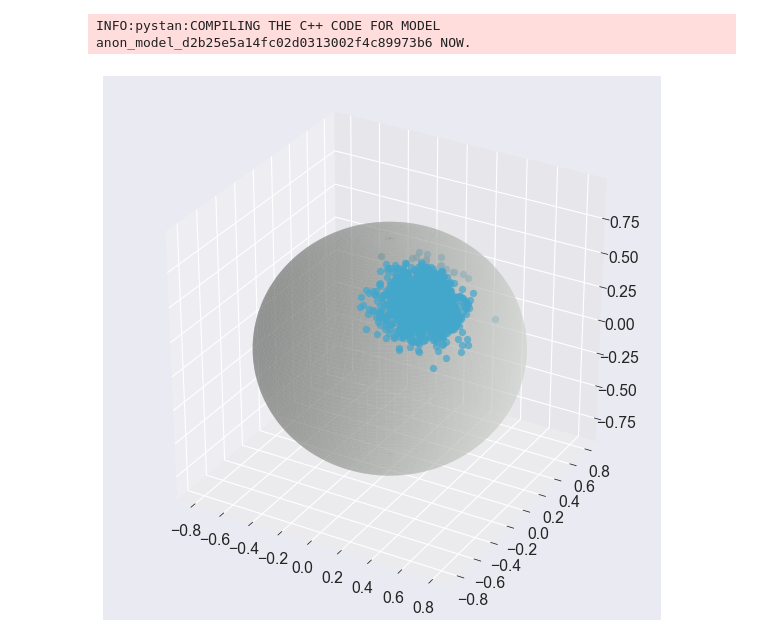
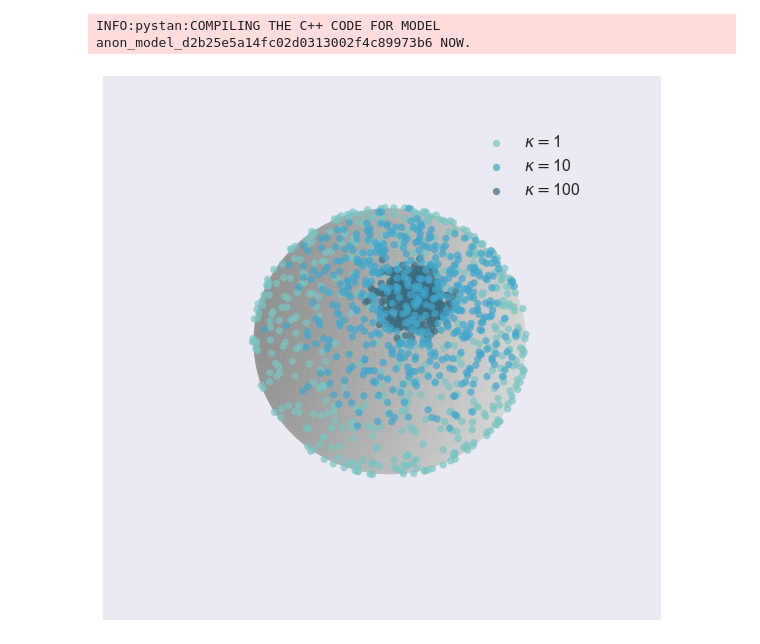
Before and after one commit to cescalara/vMF, a Jupyter notebook: sampling_from_vMF.ipynb, the cells around one changed output. Cells and saved outputs as stored; diff of their text form; code cells hidden in the pictures.

```diff
--- a/sampling_from_vMF.ipynb
+++ b/sampling_from_vMF.ipynb
@@ -140,12 +69,15 @@ simulation = pystan.StanModel(file = 'vMF_sim.stan')
 INFO:pystan:COMPILING THE C++ CODE FOR MODEL anon_model_d2b25e5a14fc02d0313002f4c89973b6 NOW.
 # %%
 # Use stan to simulate draws from the vMF
-simu_parameters = {'N' : 1000,
-                   'mu' : mu,
-                   'kappa' : 100}
+kappa = [1, 10, 100]
+samples = []
+for k in kappa:
+    simu_parameters = {'N' : 500,
+                       'mu' : mu,
+                       'kappa' : k}
 
-simu = simulation.sampling(data = simu_parameters, algorithm = "Fixed_param",
-                     iter = 1, chains = 1, seed = 19920715)
+    simu = simulation.sampling(data = simu_parameters, algorithm = "Fixed_param",
+                               iter = 1, chains = 1, seed = 19920715)
 
-
-samples = simu.extract(['vMF_samples'])['vMF_samples'][0]
+    sample = simu.extract(['vMF_samples'])['vMF_samples'][0]
+    samples .append(vMFSample(sample, k))
@@ -166,14 +84,4 @@ x_circ, y_circ, z_circ = make_sphere()
-# %%
-# plot generated points on a unit * norm sphere
-fig = plt.figure(figsize = [10, 10])
-ax = fig.add_subplot(111, projection = '3d')
-ax.plot_surface(x_circ, y_circ, z_circ,
-                rstride = 1, cstride = 1,
-                color = sns.xkcd_rgb["light grey"],
-                alpha = 0.5,
-                linewidth = 0)
-
-for sample in samples:
-    ax.scatter(sample[0], sample[1], sample[2], s = 50, alpha = 0.7, color = colors[1])
-# %% [output]
-[figure, removed]
+# %%
+Sphere().plot(data = samples)
+# %% [output]
+[figure, added]
```
Also changed, not shown: parts of 9 cells of this notebook.
